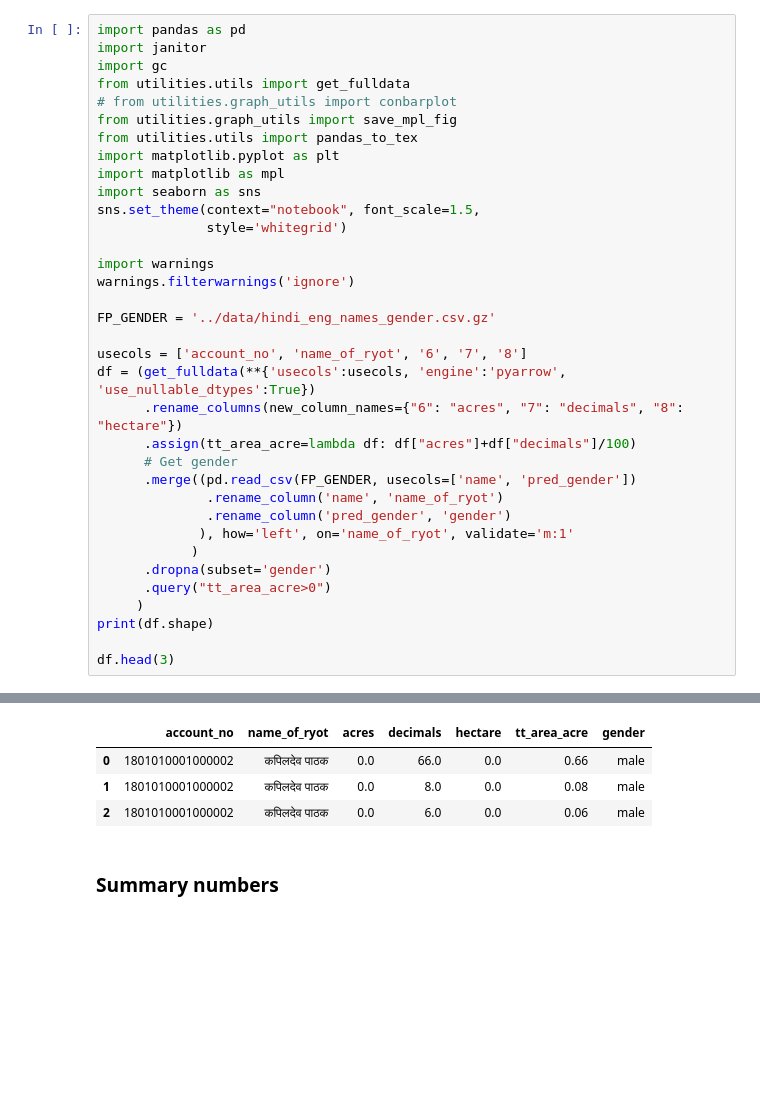
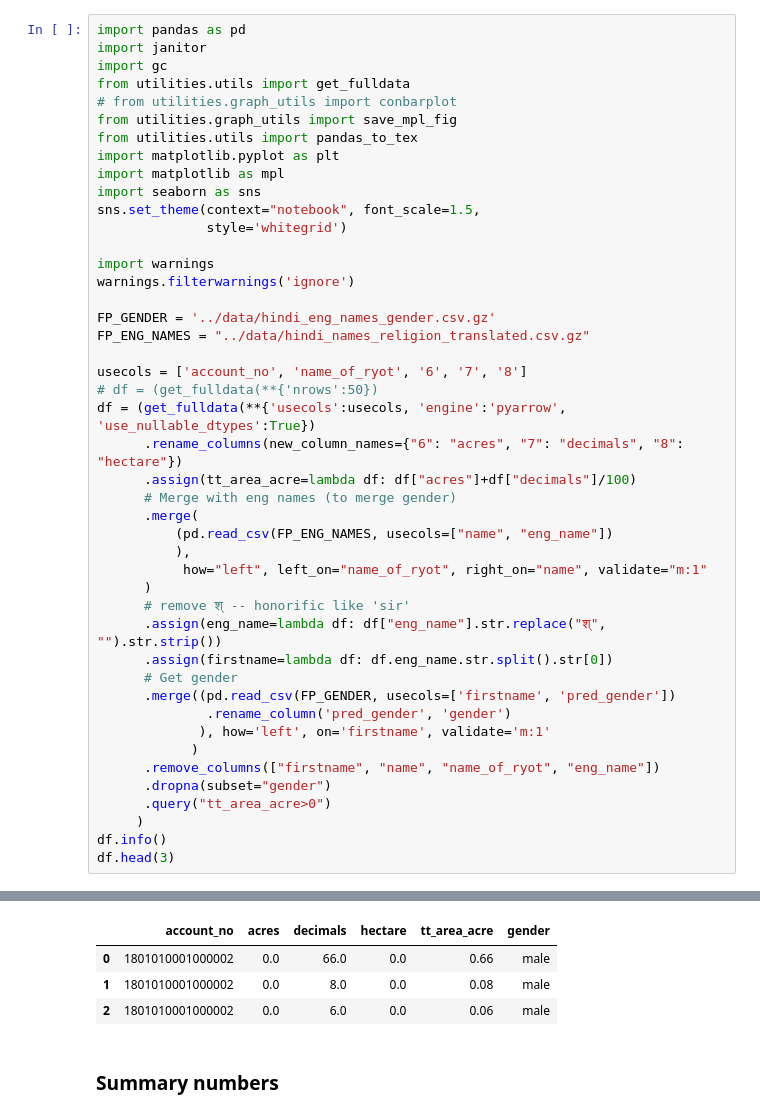
Before and after one commit to in-rolls/land, a Jupyter notebook: scripts/40_land_distribution_bihar_gender.ipynb, the cells around one changed output, grey strips where cells are left out. Drawn from its saved outputs; the diff is of its cells as text; blank space fills up the shorter version.

```diff
--- a/scripts/40_land_distribution_bihar_gender.ipynb
+++ b/scripts/40_land_distribution_bihar_gender.ipynb
@@ -16,21 +16,31 @@ import warnings
 warnings.filterwarnings('ignore')
 
 FP_GENDER = '../data/hindi_eng_names_gender.csv.gz'
+FP_ENG_NAMES = "../data/hindi_names_religion_translated.csv.gz"
 
 usecols = ['account_no', 'name_of_ryot', '6', '7', '8']
+# df = (get_fulldata(**{'nrows':50})
 df = (get_fulldata(**{'usecols':usecols, 'engine':'pyarrow', 'use_nullable_dtypes':True})
       .rename_columns(new_column_names={"6": "acres", "7": "decimals", "8": "hectare"})
       .assign(tt_area_acre=lambda df: df["acres"]+df["decimals"]/100)
+      # Merge with eng names (to merge gender)
+      .merge(
+          (pd.read_csv(FP_ENG_NAMES, usecols=["name", "eng_name"])
+          ),
+           how="left", left_on="name_of_ryot", right_on="name", validate="m:1"
+      )
+      # remove श् -- honorific like 'sir'
+      .assign(eng_name=lambda df: df["eng_name"].str.replace("श्", "").str.strip())
+      .assign(firstname=lambda df: df.eng_name.str.split().str[0])
       # Get gender
-      .merge((pd.read_csv(FP_GENDER, usecols=['name', 'pred_gender'])
-              .rename_column('name', 'name_of_ryot')
+      .merge((pd.read_csv(FP_GENDER, usecols=['firstname', 'pred_gender'])
               .rename_column('pred_gender', 'gender')
-             ), how='left', on='name_of_ryot', validate='m:1'
+             ), how='left', on='firstname', validate='m:1'
             )
-      .dropna(subset='gender')
+      .remove_columns(["firstname", "name", "name_of_ryot", "eng_name"])
+      .dropna(subset="gender")
       .query("tt_area_acre>0")
      )
-print(df.shape)
-
+df.info()
 df.head(3)
 # %% [output]
@@ -38,7 +60,7 @@ df.head(3)
-|  | account_no | name_of_ryot | acres | decimals | hectare | tt_area_acre | gender |
-| 0 | 1801010001000002 | कपिलदेव पाठक | 0.0 | 66.0 | 0.0 | 0.66 | male |
-| 1 | 1801010001000002 | कपिलदेव पाठक | 0.0 | 8.0 | 0.0 | 0.08 | male |
-| 2 | 1801010001000002 | कपिलदेव पाठक | 0.0 | 6.0 | 0.0 | 0.06 | male |
+|  | account_no | acres | decimals | hectare | tt_area_acre | gender |
+| 0 | 1801010001000002 | 0.0 | 66.0 | 0.0 | 0.66 | male |
+| 1 | 1801010001000002 | 0.0 | 8.0 | 0.0 | 0.08 | male |
+| 2 | 1801010001000002 | 0.0 | 6.0 | 0.0 | 0.06 | male |
 # %% [markdown]
 ### Summary numbers
 # %%
```
Also changed, not shown: parts of 11 cells of this notebook, 10 other files.
